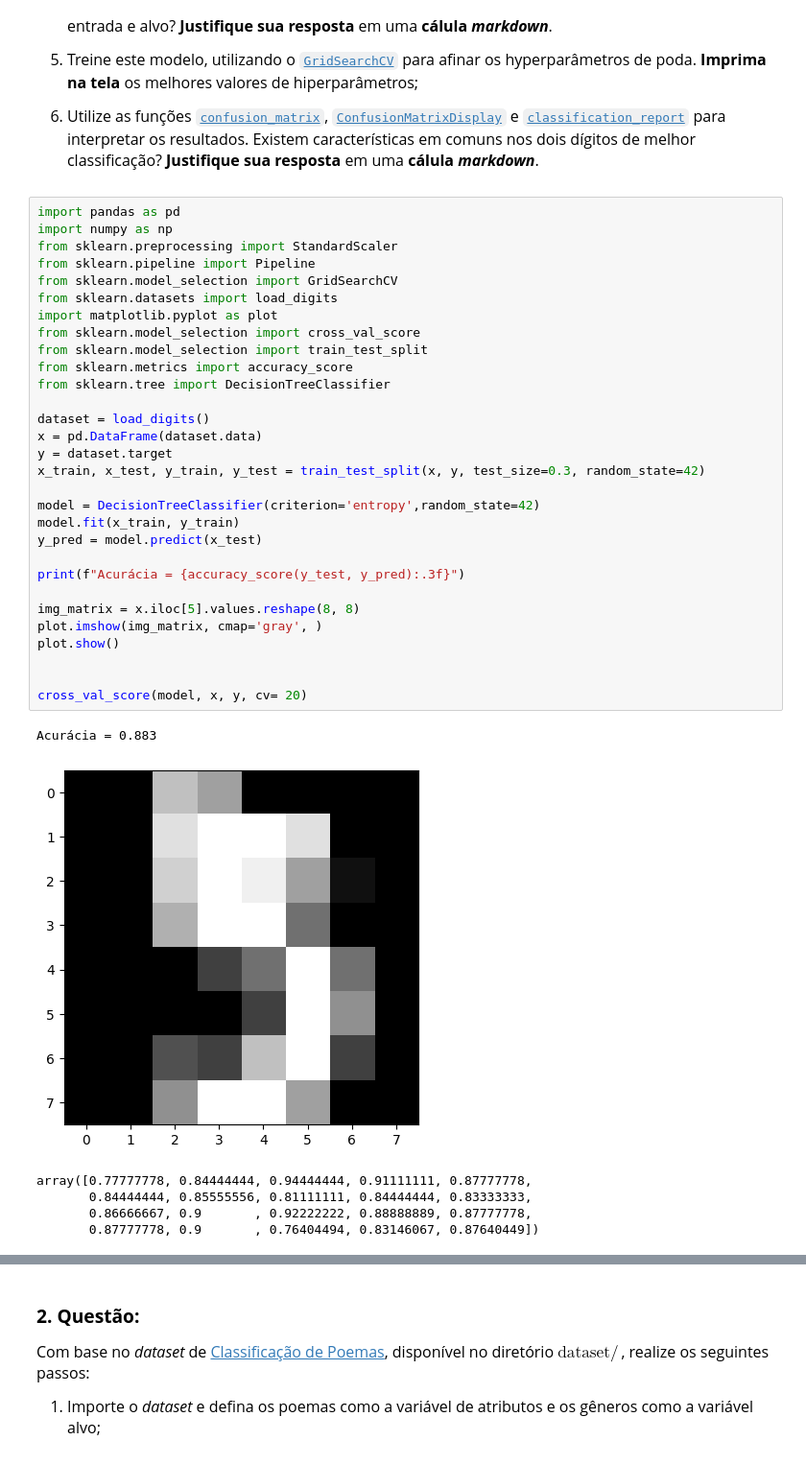
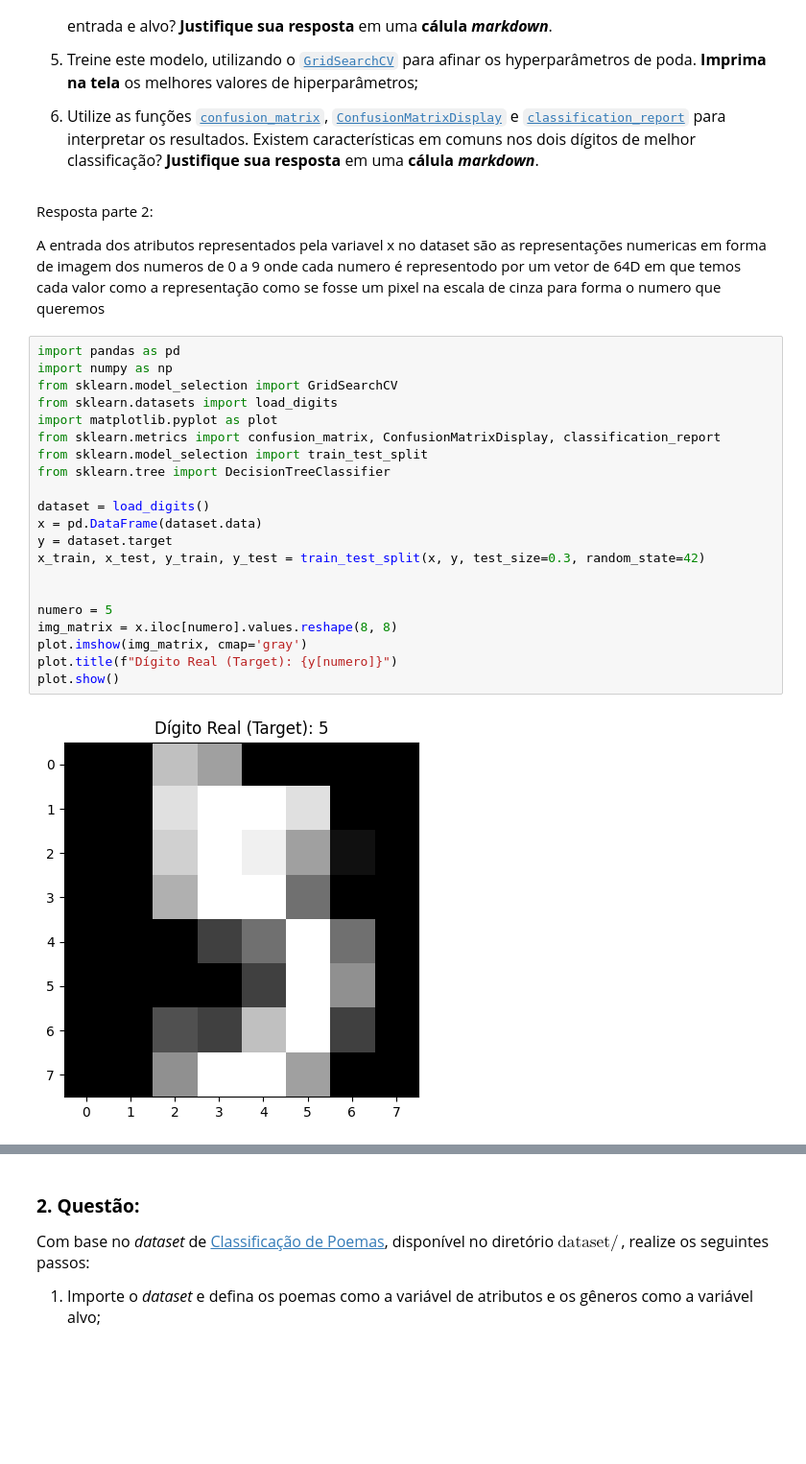
Before and after one commit to Alomyr/Apredizado-de-maquina-supervisonado, a Jupyter notebook: Unidade02/Atividades/atividade3.ipynb, the cells around one changed output, grey strips where cells are left out. Shown at 96% size. Saved outputs shown, nothing was run; the diff lists cells and outputs as text; blank space fills up the shorter version.

```diff
--- a/Unidade02/Atividades/atividade3.ipynb
+++ b/Unidade02/Atividades/atividade3.ipynb
@@ -25,40 +25,30 @@ Com base no *dataset* de [classificação de dígitos](https://scikit-learn.org/
 5. Treine este modelo, utilizando o [`GridSearchCV`](https://scikit-learn.org/stable/modules/generated/sklearn.model_selection.GridSearchCV.html) para afinar os hyperparâmetros de poda. **Imprima na tela** os melhores valores de hiperparâmetros;
 
 5. Utilize as funções [`confusion_matrix`](https://scikit-learn.org/stable/modules/generated/sklearn.metrics.confusion_matrix.html), [`ConfusionMatrixDisplay`](https://scikit-learn.org/stable/modules/generated/sklearn.metrics.ConfusionMatrixDisplay.html) e [`classification_report`](https://scikit-learn.org/stable/modules/generated/sklearn.metrics.classification_report.html) para interpretar os resultados. Existem características em comuns nos dois dígitos de melhor classificação? **Justifique sua resposta** em uma **cálula _markdown_**.
+# %% [markdown]
+Resposta parte 2:
+
+A entrada dos atributos representados pela variavel x no dataset são as representações numericas em forma de imagem dos numeros de 0 a 9 onde cada numero é representodo por um vetor de 64D em que temos cada valor como a representação como se fosse um pixel na escala de cinza para forma o numero que queremos
 # %%
 import pandas as pd
 import numpy as np
-from sklearn.preprocessing import StandardScaler
-from sklearn.pipeline import Pipeline
 from sklearn.model_selection import GridSearchCV
 from sklearn.datasets import load_digits
 import matplotlib.pyplot as plot
-from sklearn.model_selection import cross_val_score
+from sklearn.metrics import confusion_matrix, ConfusionMatrixDisplay, classification_report
 from sklearn.model_selection import train_test_split
-from sklearn.metrics import accuracy_score
 from sklearn.tree import DecisionTreeClassifier
 
 dataset = load_digits()
 x = pd.DataFrame(dataset.data)
 y = dataset.target
 x_train, x_test, y_train, y_test = train_test_split(x, y, test_size=0.3, random_state=42)
 
-model = DecisionTreeClassifier(criterion='entropy',random_state=42)
-model.fit(x_train, y_train)
-y_pred = model.predict(x_test)
 
-print(f"Acurácia = {accuracy_score(y_test, y_pred):.3f}")
-
-img_matrix = x.iloc[5].values.reshape(8, 8)
-plot.imshow(img_matrix, cmap='gray', )
+numero = 5
+img_matrix = x.iloc[numero].values.reshape(8, 8)
+plot.imshow(img_matrix, cmap='gray')
+plot.title(f"Dígito Real (Target): {y[numero]}")
 plot.show()
-
-
-cross_val_score(model, x, y, cv= 20)
 # %% [output]
-Acurácia = 0.883
-[figure, old version]
+[figure, new version]
-array([0.77777778, 0.84444444, 0.94444444, 0.91111111, 0.87777778,
-       0.84444444, 0.85555556, 0.81111111, 0.84444444, 0.83333333,
-       0.86666667, 0.9       , 0.92222222, 0.88888889, 0.87777778,
-       0.87777778, 0.9       , 0.76404494, 0.83146067, 0.87640449])
```
Also changed, not shown: parts of 12 cells of this notebook.
